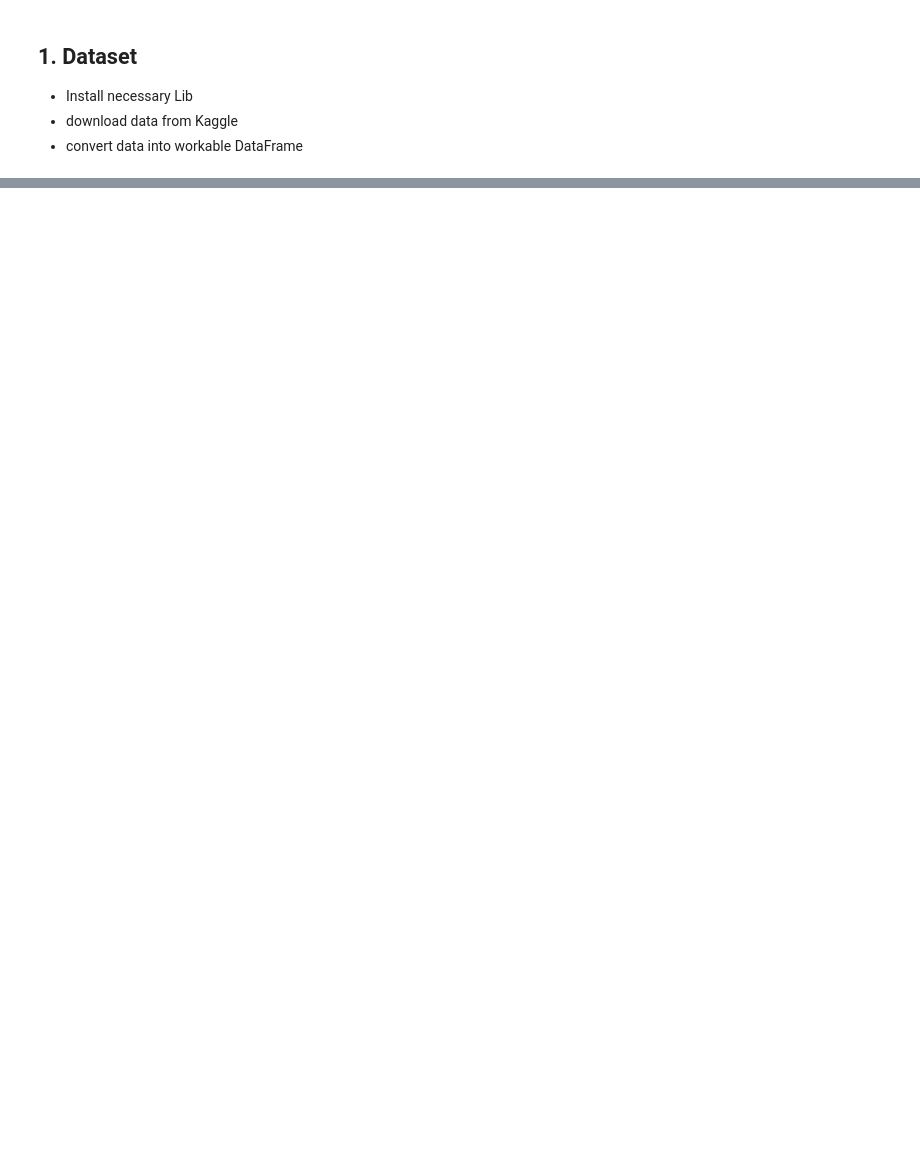
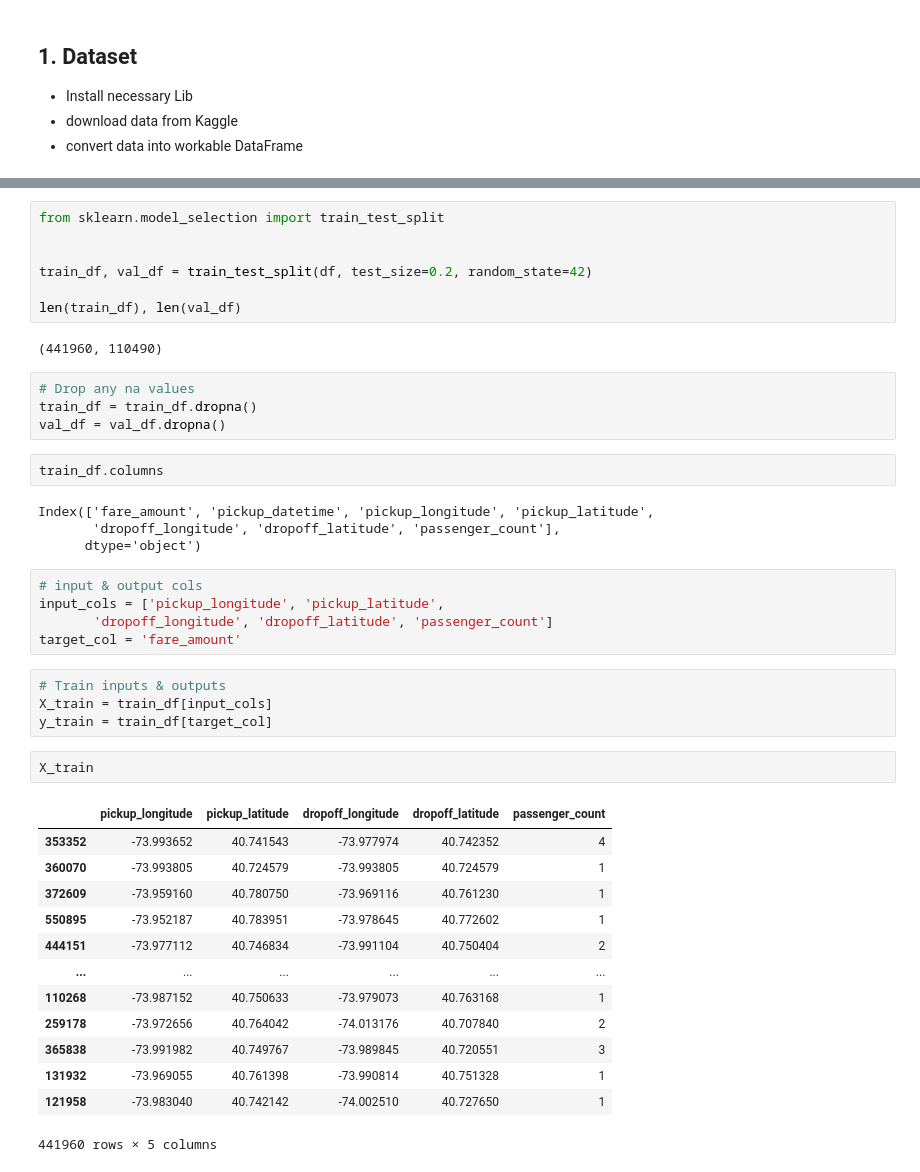
Before and after one commit to numustafa/ML-Projects-, a Jupyter notebook: Google Cloud Kaggle Competition/notebook.ipynb, the cells around one changed output, grey strips where cells are left out. Cells and saved outputs as stored; diff of their text form; blank space fills up the shorter version.

```diff
--- a/Google Cloud Kaggle Competition/notebook.ipynb
+++ b/Google Cloud Kaggle Competition/notebook.ipynb
@@ -20,0 +293,44 @@ In this project, I will be using my skills in Data Analysis and concepts of Mach
+# %%
+from sklearn.model_selection import train_test_split
+
+
+train_df, val_df = train_test_split(df, test_size=0.2, random_state=42)
+
+len(train_df), len(val_df)
+# %% [output]
+(441960, 110490)
+# %%
+# Drop any na values
+train_df = train_df.dropna()
+val_df = val_df.dropna()
+# %%
+train_df.columns
+# %% [output]
+Index(['fare_amount', 'pickup_datetime', 'pickup_longitude', 'pickup_latitude',
+       'dropoff_longitude', 'dropoff_latitude', 'passenger_count'],
+      dtype='object')
+# %%
+# input & output cols
+input_cols = ['pickup_longitude', 'pickup_latitude',
+       'dropoff_longitude', 'dropoff_latitude', 'passenger_count']
+target_col = 'fare_amount'
+# %%
+# Train inputs & outputs
+X_train = train_df[input_cols]
+y_train = train_df[target_col]
+# %%
+X_train
+# %% [output]
+|  | pickup_longitude | pickup_latitude | dropoff_longitude | dropoff_latitude | passenger_count |
+| 353352 | -73.993652 | 40.741543 | -73.977974 | 40.742352 | 4 |
+| 360070 | -73.993805 | 40.724579 | -73.993805 | 40.724579 | 1 |
+| 372609 | -73.959160 | 40.780750 | -73.969116 | 40.761230 | 1 |
+| 550895 | -73.952187 | 40.783951 | -73.978645 | 40.772602 | 1 |
+| 444151 | -73.977112 | 40.746834 | -73.991104 | 40.750404 | 2 |
+| ... | ... | ... | ... | ... | ... |
+| 110268 | -73.987152 | 40.750633 | -73.979073 | 40.763168 | 1 |
+| 259178 | -73.972656 | 40.764042 | -74.013176 | 40.707840 | 2 |
+| 365838 | -73.991982 | 40.749767 | -73.989845 | 40.720551 | 3 |
+| 131932 | -73.969055 | 40.761398 | -73.990814 | 40.751328 | 1 |
+| 121958 | -73.983040 | 40.742142 | -74.002510 | 40.727650 | 1 |
+441960 rows × 5 columns
```
Also changed, not shown: parts of 76 cells of this notebook.
